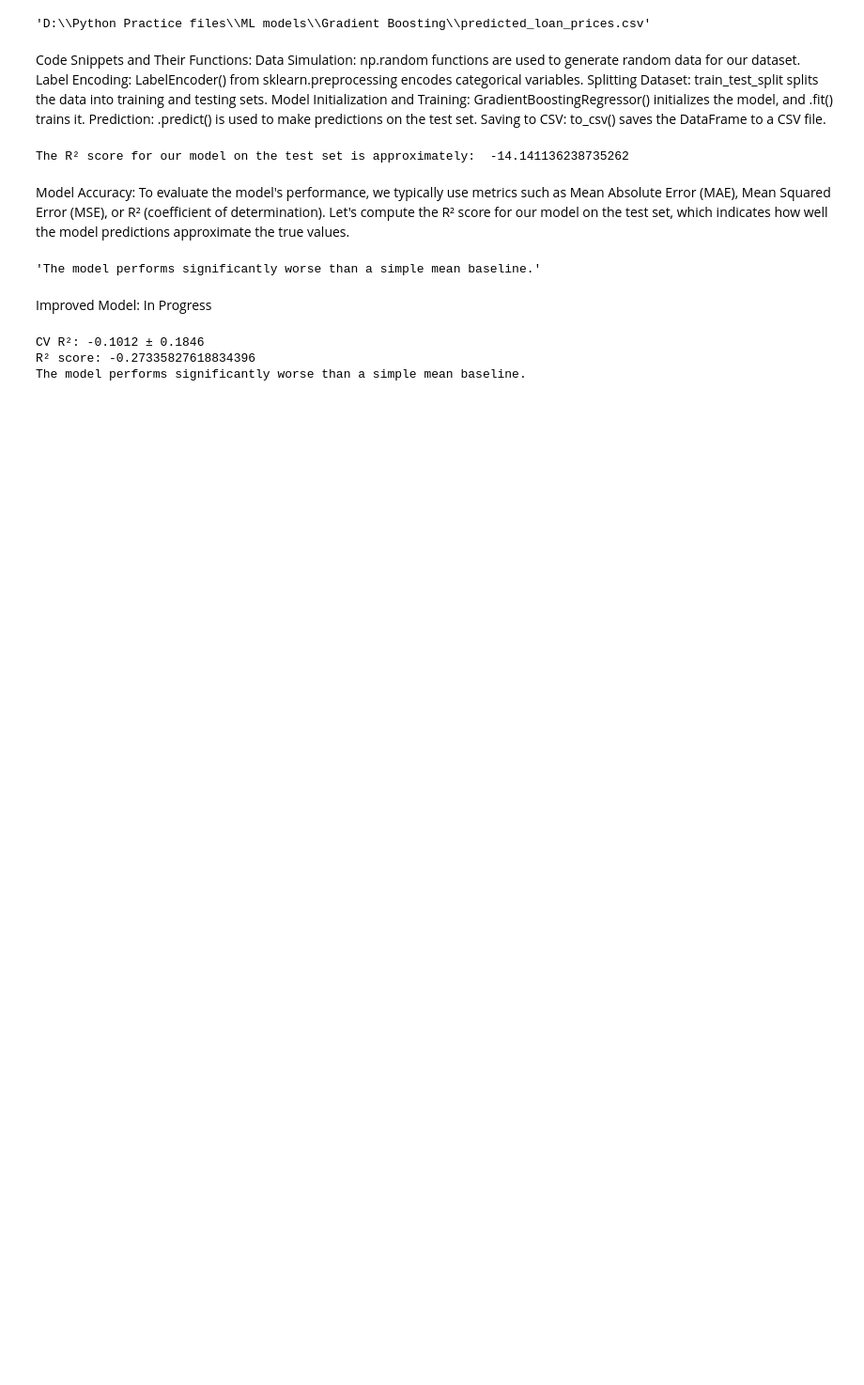
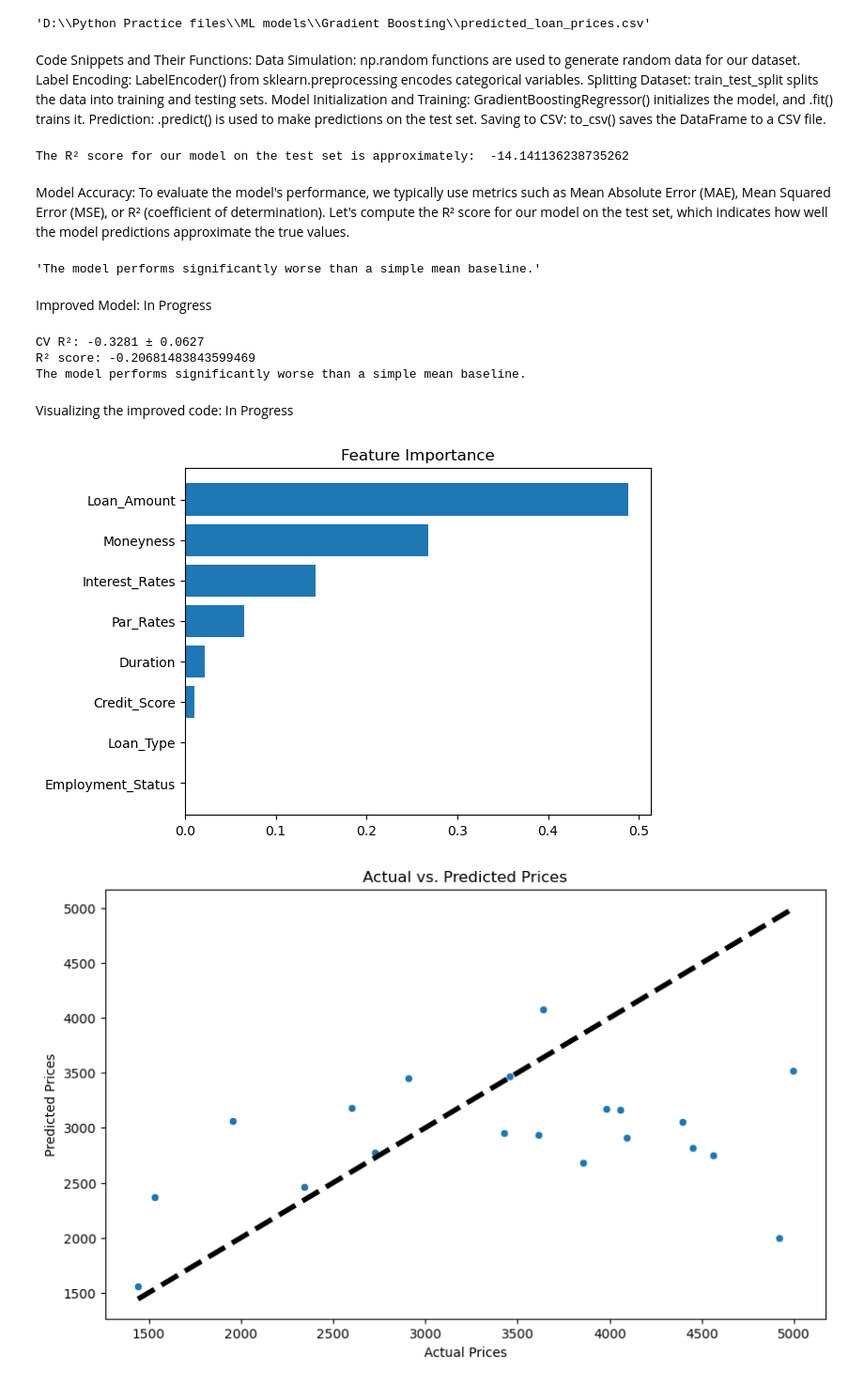
Before and after one commit to phanideva/Personal-Project-Development, a Jupyter notebook: MLmodels/GradientBoosting.ipynb, the cells around one changed output. Shown: that part at 94% size. Cells and saved outputs as stored; diff of their text form; code cells hidden in the pictures; blank space fills up the shorter version.

Commit message:
Added Visualization and loan type instead of age.

```diff
--- a/MLmodels/GradientBoosting.ipynb
+++ b/MLmodels/GradientBoosting.ipynb
@@ -139,7 +139,7 @@ data = {
     "Interest_Rates": np.random.uniform(1, 5, 100),
     "Par_Rates": np.random.uniform(2, 6, 100),
     "Loan_Amount": np.random.randint(10000, 50000, 100),
-    "Age": np.random.randint(25, 60, 100),
+    "Loan_Type": np.random.choice(["Personal", "Mortgage", "Auto"], 100),  # New feature,
     "Duration": np.random.randint(1, 30, 100),
     "Credit_Score": np.random.randint(600, 800, 100),
     "Employment_Status": np.random.choice(["Employed", "Unemployed"], 100),
@@ -150,6 +150,7 @@ df = pd.DataFrame(data)
 # Preprocess data
 le = LabelEncoder()
 df['Employment_Status'] = le.fit_transform(df['Employment_Status'])
+df['Loan_Type'] = le.fit_transform(df['Loan_Type'])  # Encode the new Loan_Type feature
 
 X = df.drop("Price", axis=1)
 y = df["Price"]
@@ -198,6 +199,52 @@ else:
     verdict = "The model performs significantly worse than a simple mean baseline."
 print(verdict)
 # %% [output]
-CV R²: -0.1012 ± 0.1846
-R² score: -0.27335827618834396
+CV R²: -0.3281 ± 0.0627
+R² score: -0.20681483843599469
 The model performs significantly worse than a simple mean baseline.
+# %% [markdown]
+Visualizing the improved code: In Progress
+# %%
+import matplotlib.pyplot as plt
+import seaborn as sns
+
+# Assuming the model and data preparation steps have been completed as in the previous example...
+
+# 1. Feature Importance Visualization
+feature_importance = model.feature_importances_
+sorted_idx = np.argsort(feature_importance)
+pos = np.arange(sorted_idx.shape[0]) + .5
+fig, ax = plt.subplots()
+ax.barh(pos, feature_importance[sorted_idx], align='center')
+ax.set_yticks(pos)
+ax.set_yticklabels(np.array(X.columns)[sorted_idx])
+ax.set_title('Feature Importance')
+plt.show()
+
+# 2. Actual vs. Predicted Prices
+plt.figure(figsize=(10, 6))
+sns.scatterplot(x=y_test, y=predictions)
+plt.xlabel('Actual Prices')
+plt.ylabel('Predicted Prices')
+plt.title('Actual vs. Predicted Prices')
+plt.plot([y_test.min(), y_test.max()], [y_test.min(), y_test.max()], 'k--', lw=4)
+plt.show()
+
+# 3. Distribution of the Target Variable (Price)
+plt.figure(figsize=(10, 6))
+sns.histplot(y, kde=True, bins=30)
+plt.title('Distribution of Target Variable (Price)')
+plt.xlabel('Price')
+plt.ylabel('Frequency')
+plt.show()
+
+# 4. Distribution of Predicted Prices
+plt.figure(figsize=(10, 6))
+sns.histplot(predictions, kde=True, bins=30, color='r')
+plt.title('Distribution of Predicted Prices')
+plt.xlabel('Predicted Price')
+plt.ylabel('Frequency')
+plt.show()
+# %% [output]
+[figure, added]
+[figure, added]
```
Also changed, not shown: parts of 1 cell of this notebook, 1 other file.
